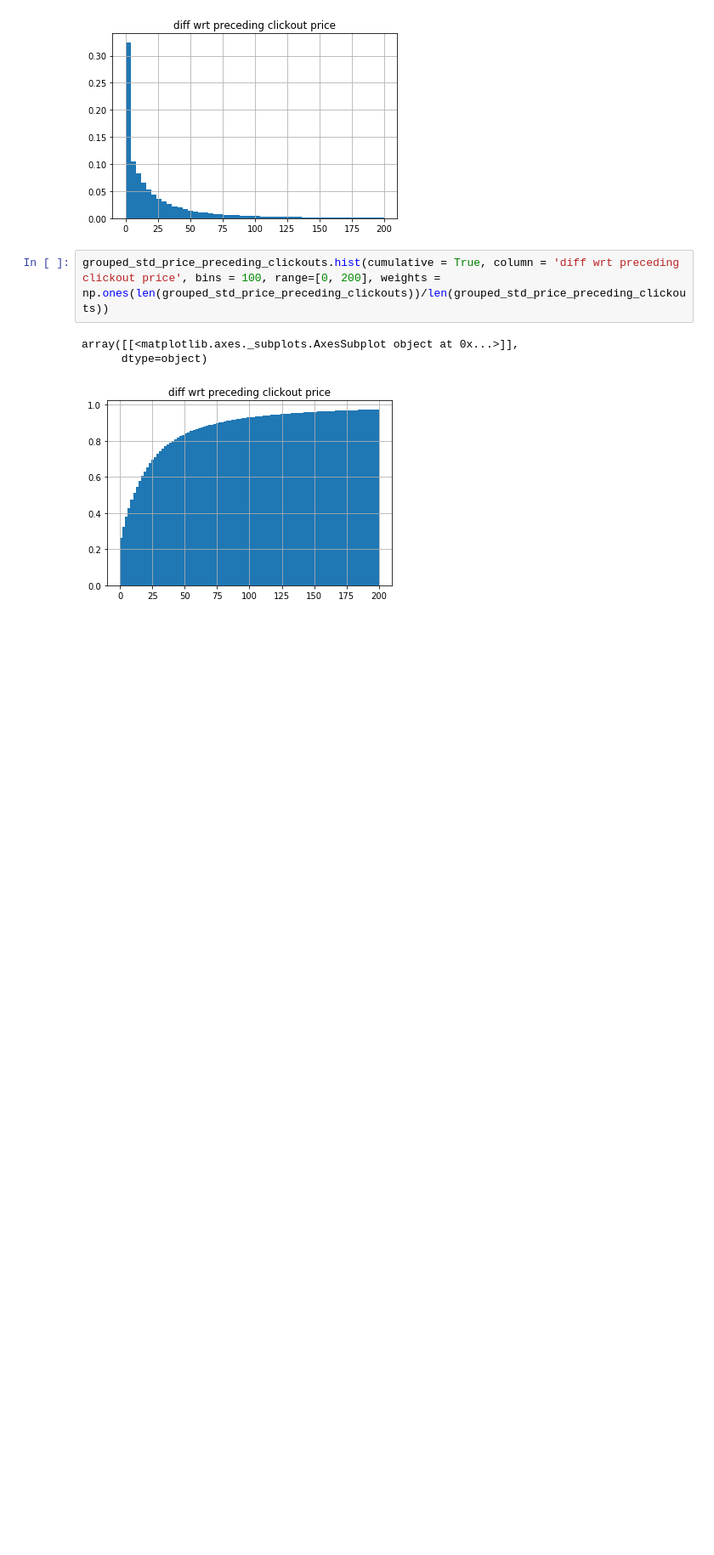
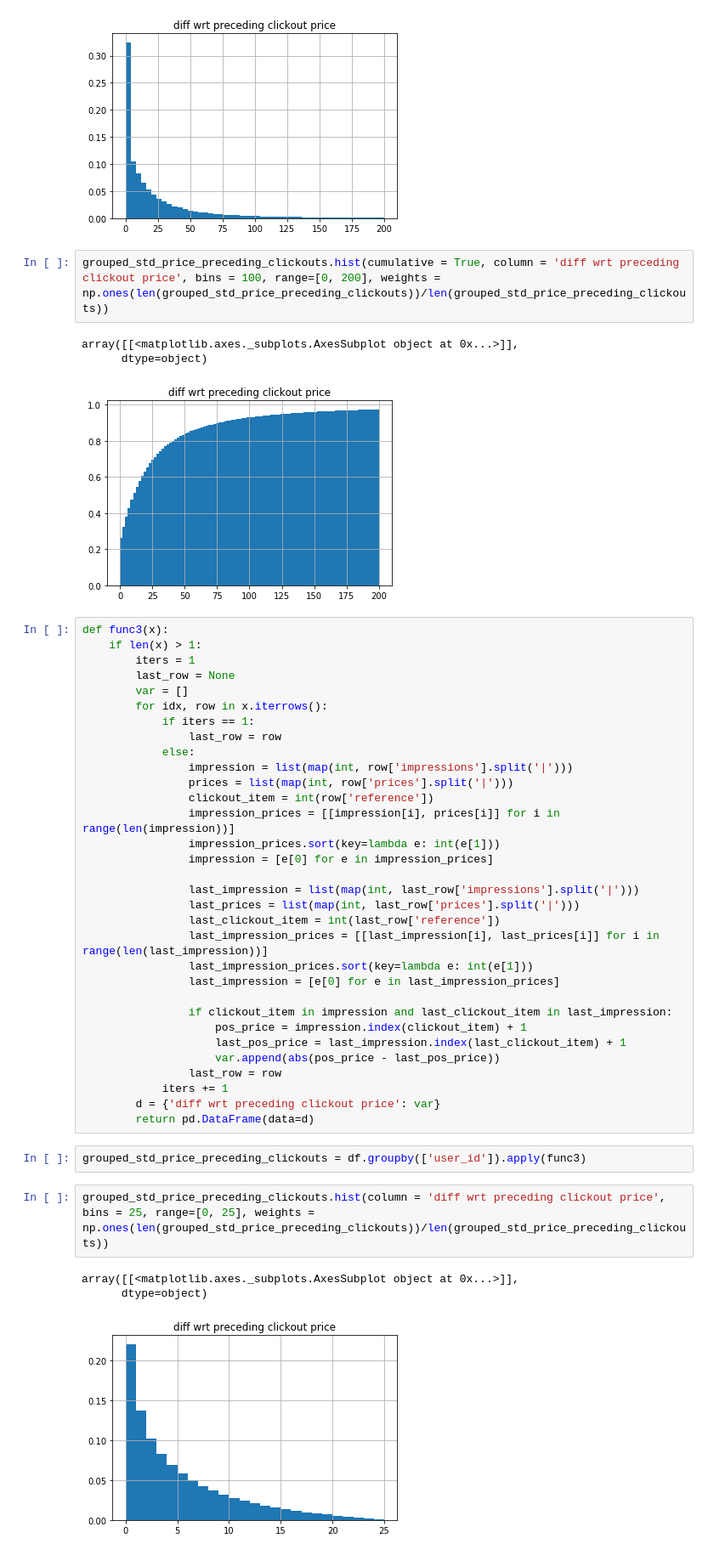
Before and after one commit to federicoparroni/recsys2019, a Jupyter notebook: visualize_data/clickout_price_estimate_based_on_past_clickouts.ipynb, the cells around one changed output. Shown at 85% size. Cells and saved outputs as stored; diff of their text form; blank space fills up the shorter version.

```diff
--- a/visualize_data/clickout_price_estimate_based_on_past_clickouts.ipynb
+++ b/visualize_data/clickout_price_estimate_based_on_past_clickouts.ipynb
@@ -152,3 +175,43 @@ grouped_std_price_preceding_clickouts.hist(cumulative = True, column = 'diff wrt
 array([[<matplotlib.axes._subplots.AxesSubplot object at 0x...>]],
       dtype=object)
 [figure]
+# %%
+def func3(x):
+    if len(x) > 1:
+        iters = 1
+        last_row = None
+        var = []
+        for idx, row in x.iterrows():
+            if iters == 1:
+                last_row = row
+            else:
+                impression = list(map(int, row['impressions'].split('|')))
+                prices = list(map(int, row['prices'].split('|')))
+                clickout_item = int(row['reference'])
+                impression_prices = [[impression[i], prices[i]] for i in range(len(impression))]
+                impression_prices.sort(key=lambda e: int(e[1]))
+                impression = [e[0] for e in impression_prices]
+
+                last_impression = list(map(int, last_row['impressions'].split('|')))
+                last_prices = list(map(int, last_row['prices'].split('|')))
+                last_clickout_item = int(last_row['reference'])
+                last_impression_prices = [[last_impression[i], last_prices[i]] for i in range(len(last_impression))]
+                last_impression_prices.sort(key=lambda e: int(e[1]))
+                last_impression = [e[0] for e in last_impression_prices]
+
+                if clickout_item in impression and last_clickout_item in last_impression:
+                    pos_price = impression.index(clickout_item) + 1
+                    last_pos_price = last_impression.index(last_clickout_item) + 1
+                    var.append(abs(pos_price - last_pos_price))
+                last_row = row
+            iters += 1
+        d = {'diff wrt preceding clickout price': var}
+        return pd.DataFrame(data=d)
+# %%
+grouped_std_price_preceding_clickouts = df.groupby(['user_id']).apply(func3)
+# %%
+grouped_std_price_preceding_clickouts.hist(column = 'diff wrt preceding clickout price', bins = 25, range=[0, 25], weights = np.ones(len(grouped_std_price_preceding_clickouts))/len(grouped_std_price_preceding_clickouts))
+# %% [output]
+array([[<matplotlib.axes._subplots.AxesSubplot object at 0x...>]],
+      dtype=object)
+[figure, added]
```
Also changed, not shown: parts of 14 cells of this notebook, 7 other files.
